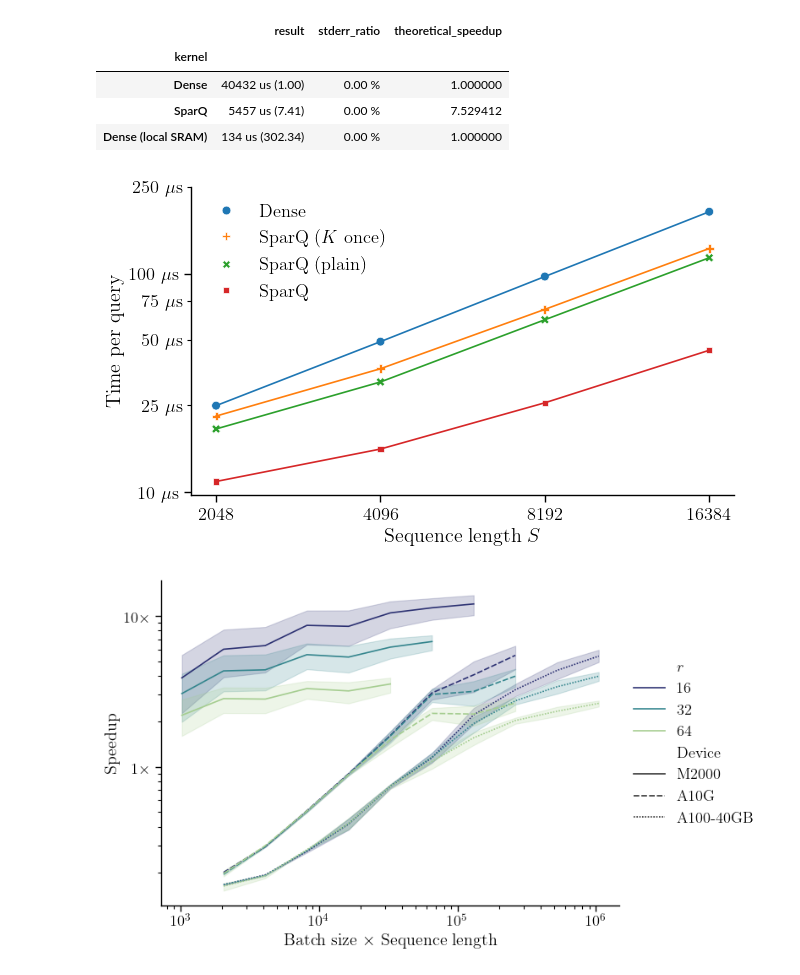
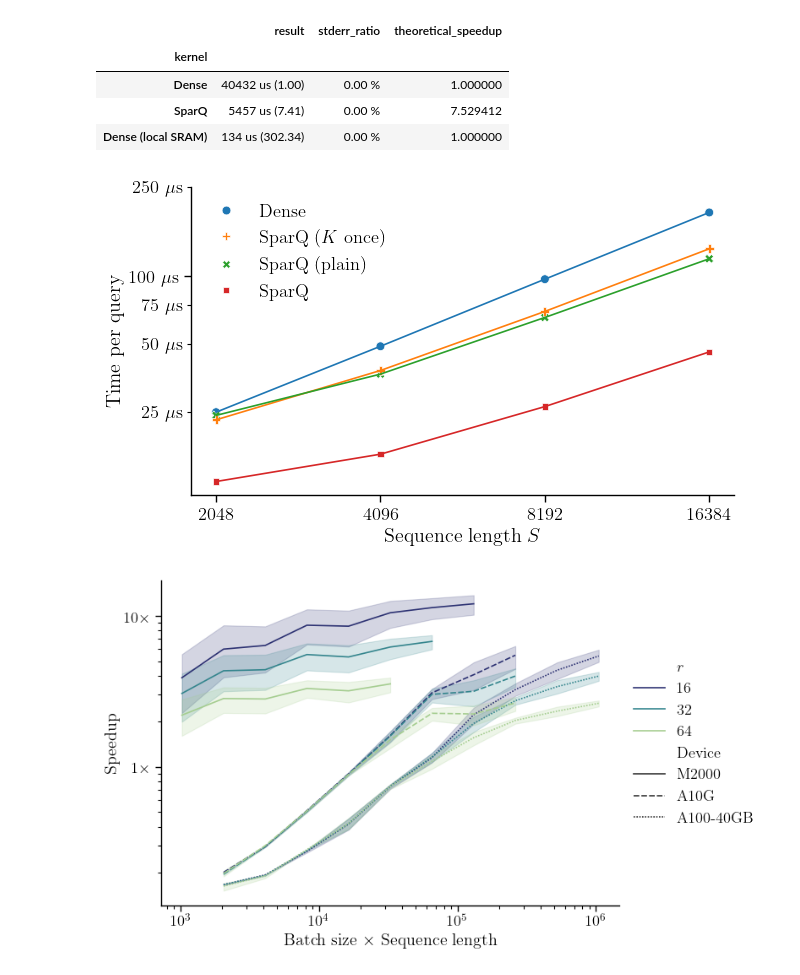
Before and after one commit to graphcore-research/llm-inference-research, a Jupyter notebook: 2023-sparse-attention/rmoe-84-paper/FiguresDO.ipynb, the cells around one changed output. Drawn from its saved outputs; the diff is of its cells as text; code cells hidden in the pictures.

```diff
--- a/2023-sparse-attention/rmoe-84-paper/FiguresDO.ipynb
+++ b/2023-sparse-attention/rmoe-84-paper/FiguresDO.ipynb
@@ -199,30 +224,30 @@ IPU sequence_length=16384, batch_size=1, k1=32, k2=128
 # %%
 d = (df
     .pipe(lambda d: d[d.device_name == "A100-40GB"])
     .pipe(lambda d: d[d.kernel.isin(["attn-torch", "sparq-attn-compiled", "sparq-attn-triton-oneK", "sparq-attn-triton"])])
-    .pipe(lambda d: d[d.kernel.isin(["attn-torch"]) | ((d.k1==32) & (d.k2==64))])
+    .pipe(lambda d: d[d.kernel.isin(["attn-torch"]) | ((d.k1==32) & (d.k2==128))])
     .pipe(lambda d: d[d.batch_size == 64])
     .pipe(lambda d: d[d.sequence_length <= 16384])
     .pipe(lambda d: d.assign(kernel=d.kernel.apply(gpu_kernel_names.__getitem__)))
 )
 
 plt.figure(figsize=(7, 4))
 hue_order = [k for k in gpu_kernel_names.values() if k in set(d.kernel)]
 ax = sns.scatterplot(data=d, y="duration", x="sequence_length", hue="kernel", hue_order=hue_order, style="kernel", s=40)
 sns.lineplot(data=d, y="duration", x="sequence_length", hue="kernel", hue_order=hue_order, legend=False)
 ax.set_xscale("log", base=2)
 ax.xaxis.set_major_formatter("{x:.0f}")
 ax.set_yscale("log")
 ax.legend(frameon=False)
 ax.yaxis.set_major_formatter(lambda x, _: f"{x*1e6:.0f} $\mu$s")
 ax.yaxis.set_minor_formatter(lambda x, _: f"{x*1e6:.0f} $\mu$s")
 ax.set_xlabel("Sequence length $S$")
 ax.set_ylabel("Time per query")
 ax.set_yticks([25e-6, 50e-6, 75e-6, 250e-6], minor=True)
 sns.despine(ax=ax)
 plt.savefig(f"out/benchmark_a100_b64.pdf", bbox_inches="tight")
 # %% [output]
-[figure, old version]
+[figure, new version]
 # %%
 plt.figure(figsize=(7, 5))
 ax = sns.lineplot(data=df
```
Also changed, not shown: parts of 7 cells of this notebook.
